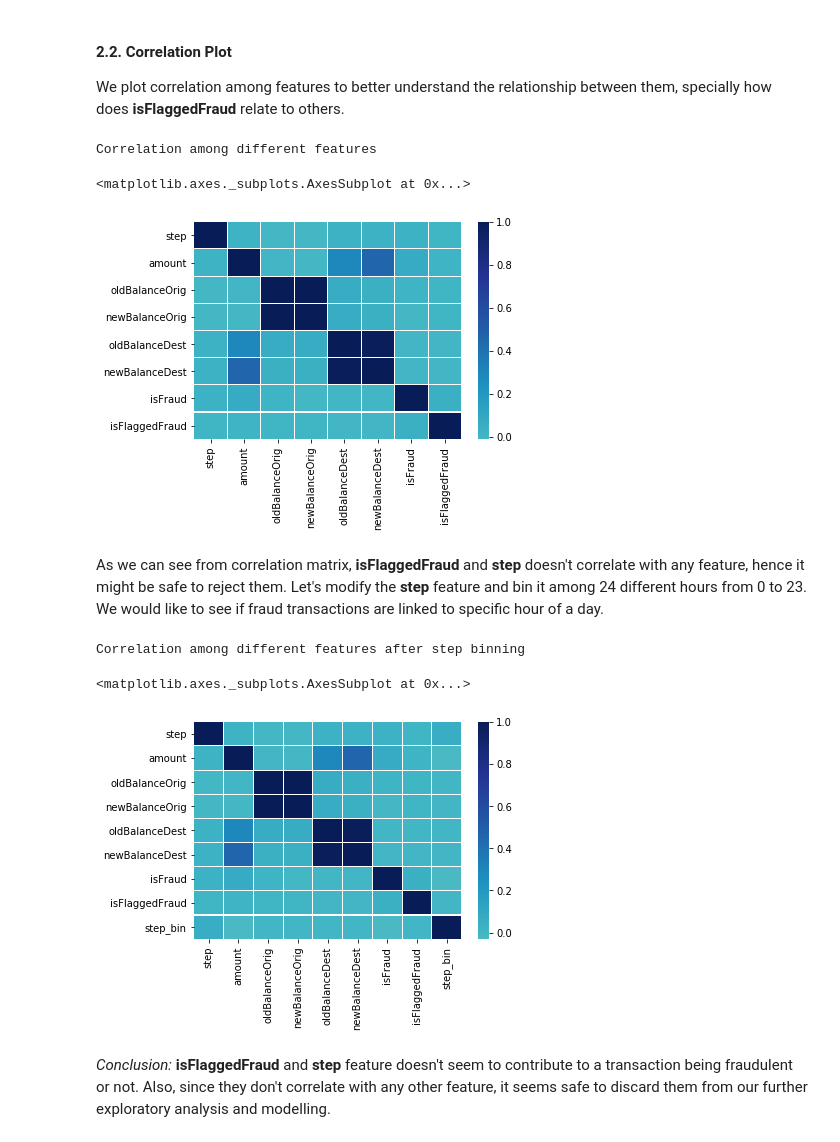
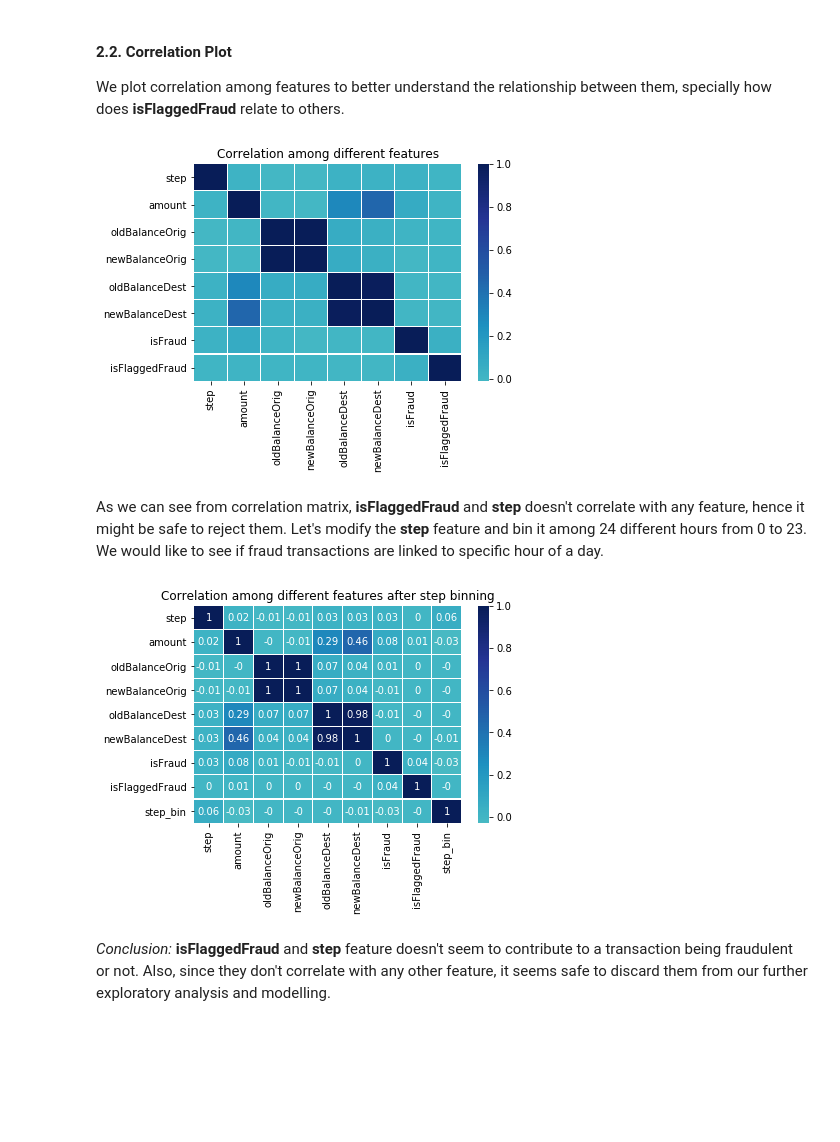
Before and after one commit to amanrajdce/Fraud-Detector, a Jupyter notebook: Fraudulent_Transaction_Detection.ipynb, the cells around one changed output. Saved outputs shown, nothing was run; the diff lists cells and outputs as text; code cells hidden in the pictures; blank space fills up the shorter version.

Commit message:
Adding new plots

```diff
--- a/Fraudulent_Transaction_Detection.ipynb
+++ b/Fraudulent_Transaction_Detection.ipynb
@@ -23,7 +31,7 @@ warnings.filterwarnings("ignore", category=DeprecationWarning)
 # %% [markdown]
 ### Import data and correct spelling of original column headers for consistency
 # %%
-df = pd.read_csv("../PS_20174392719_1491204439457_log.csv")
+df = pd.read_csv("paysim1/dataset.csv")
 df = df.rename(columns={'oldbalanceOrg':'oldBalanceOrig', 'newbalanceOrig':'newBalanceOrig', \
                         'oldbalanceDest':'oldBalanceDest', 'newbalanceDest':'newBalanceDest'})
 df.head()
@@ -68,23 +78,24 @@ Name: type, dtype: int64
 #### 2.2. Correlation Plot
 We plot correlation among features to better understand the relationship between them, specially how does **isFlaggedFraud** relate to others.
 # %%
-print("Correlation among different features")
+plt.figure()
+plt.title("Correlation among different features")
 sns.heatmap(df.corr(), center=0, linewidths=.1, linecolor='white', cmap="YlGnBu")
+plt.show()
 # %% [output]
-Correlation among different features
-<matplotlib.axes._subplots.AxesSubplot at 0x...>
-[figure, old version]
+[figure, new version]
 # %% [markdown]
 As we can see from correlation matrix, **isFlaggedFraud** and **step** doesn't correlate with any feature, hence it might be safe to reject them. Let's modify the **step** feature and bin it among 24 different hours from 0 to 23. We would like to see if fraud transactions are linked to specific hour of a day.
 # %%
 df['step_bin'] = df.step.apply(lambda x: x%24)
 # %%
-print("Correlation among different features after step binning")
-sns.heatmap(df.corr(), center=0, linewidths=.1, linecolor='white', cmap="YlGnBu")
+plt.figure()
+plt.title("Correlation among different features after step binning")
+corelation = round(df.corr(), 2)
+sns.heatmap(corelation, center=0, linewidths=.1, linecolor='white', cmap="YlGnBu", annot=True)
+plt.show()
 # %% [output]
-Correlation among different features after step binning
-<matplotlib.axes._subplots.AxesSubplot at 0x...>
-[figure, old version]
+[figure, new version]
 # %% [markdown]
 *Conclusion:* **isFlaggedFraud** and **step** feature doesn't seem to contribute to a transaction being fraudulent or not. Also, since they don't correlate with any other feature, it seems safe to discard them from our further exploratory analysis and modelling.
 # %%
```
Also changed, not shown: parts of 19 cells of this notebook.
